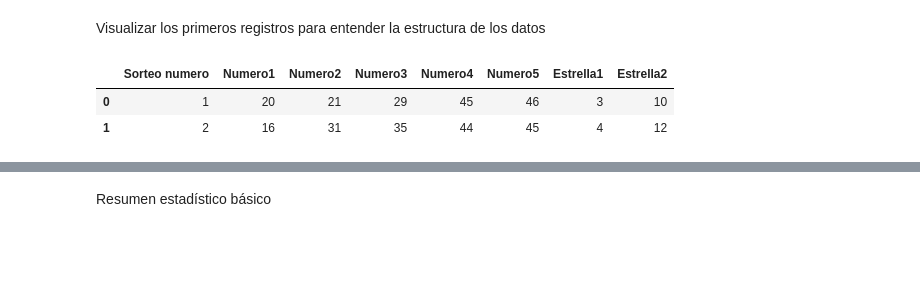
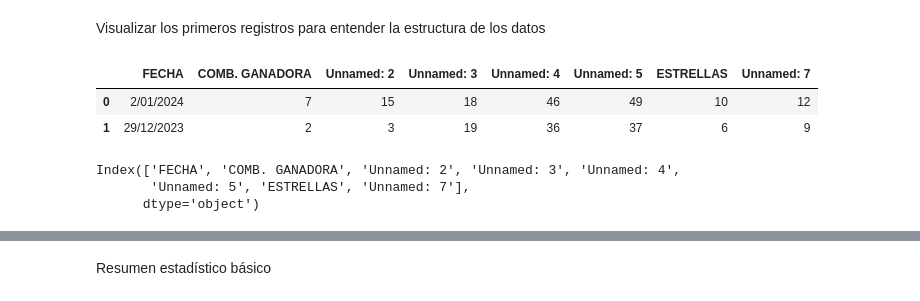
Before and after one commit to Ariel010/Euromillon, a Jupyter notebook: Sorteo.ipynb, the cells around one changed output, grey strips where cells are left out. Cells and saved outputs as stored; diff of their text form; code cells hidden in the pictures; blank space fills up the shorter version.

```diff
--- a/Sorteo.ipynb
+++ b/Sorteo.ipynb
@@ -8,8 +6,16 @@ data=pd.read_csv('Sorteo.csv')
+# %%
+datos=pd.read_csv('Lotoideas.com - Histórico de Resultados - Euromillones - 2004 a 2024.csv')
 # %% [markdown]
 Visualizar los primeros registros para entender la estructura de los datos
 # %%
-data.head(2)
+datos.head(2)
 # %% [output]
-|  | Sorteo numero | Numero1 | Numero2 | Numero3 | Numero4 | Numero5 | Estrella1 | Estrella2 |
-| 0 | 1 | 20 | 21 | 29 | 45 | 46 | 3 | 10 |
-| 1 | 2 | 16 | 31 | 35 | 44 | 45 | 4 | 12 |
+|  | FECHA | COMB. GANADORA | Unnamed: 2 | Unnamed: 3 | Unnamed: 4 | Unnamed: 5 | ESTRELLAS | Unnamed: 7 |
+| 0 | 2/01/2024 | 7 | 15 | 18 | 46 | 49 | 10 | 12 |
+| 1 | 29/12/2023 | 2 | 3 | 19 | 36 | 37 | 6 | 9 |
+# %%
+datos.columns
+# %% [output]
+Index(['FECHA', 'COMB. GANADORA', 'Unnamed: 2', 'Unnamed: 3', 'Unnamed: 4',
+       'Unnamed: 5', 'ESTRELLAS', 'Unnamed: 7'],
+      dtype='object')
```
Also changed, not shown: parts of 16 cells of this notebook, 1 other file.
